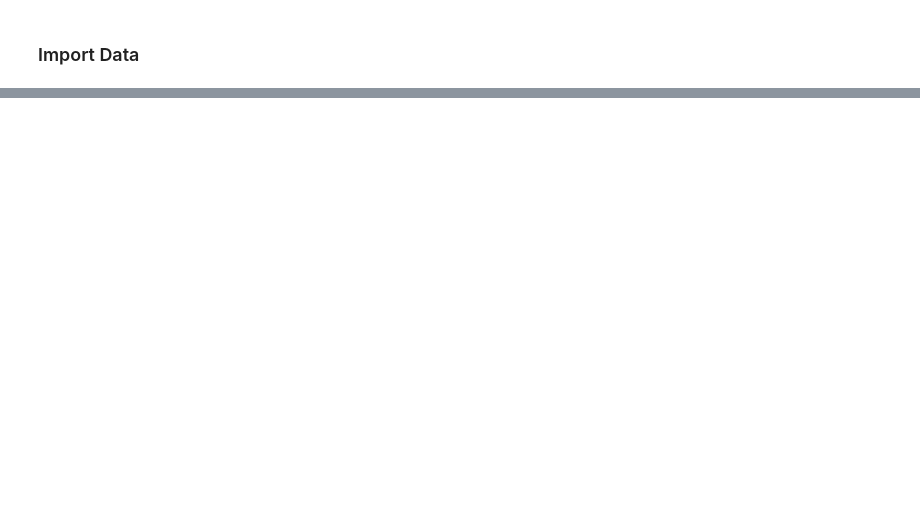
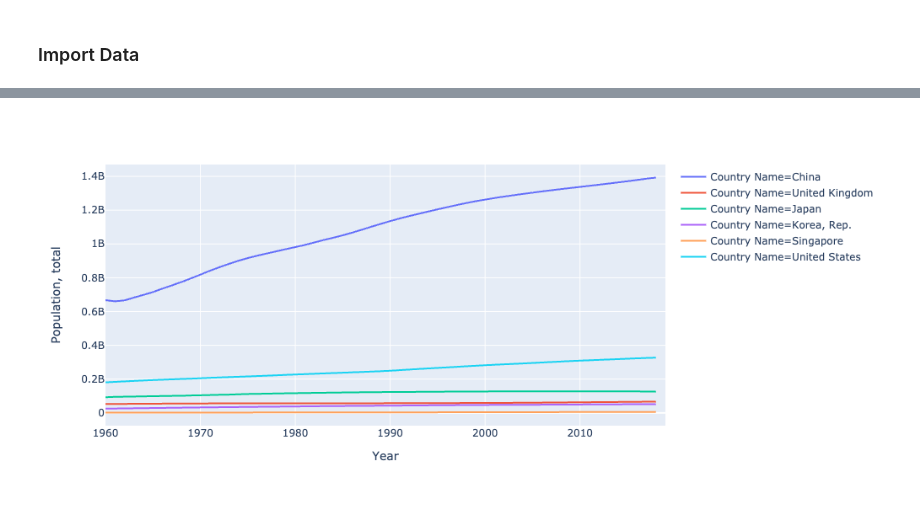
Before and after one commit to devonnavon/JapanResearch, a Jupyter notebook: economy-overview.ipynb, the cells around one changed output, grey strips where cells are left out. Saved outputs shown, nothing was run; the diff lists cells and outputs as text; code cells hidden in the pictures; blank space fills up the shorter version.

```diff
--- a/economy-overview.ipynb
+++ b/economy-overview.ipynb
@@ -49,0 +43,5 @@ No handles with labels found to put in legend.
+# %%
+fig = px.line(all_vals, x = 'Year',  y = 'Population, total', color='Country Name')
+fig.show()
+# %% [output]
+[figure, added]
```
Also changed, not shown: parts of 11 cells of this notebook, 1 other file.
